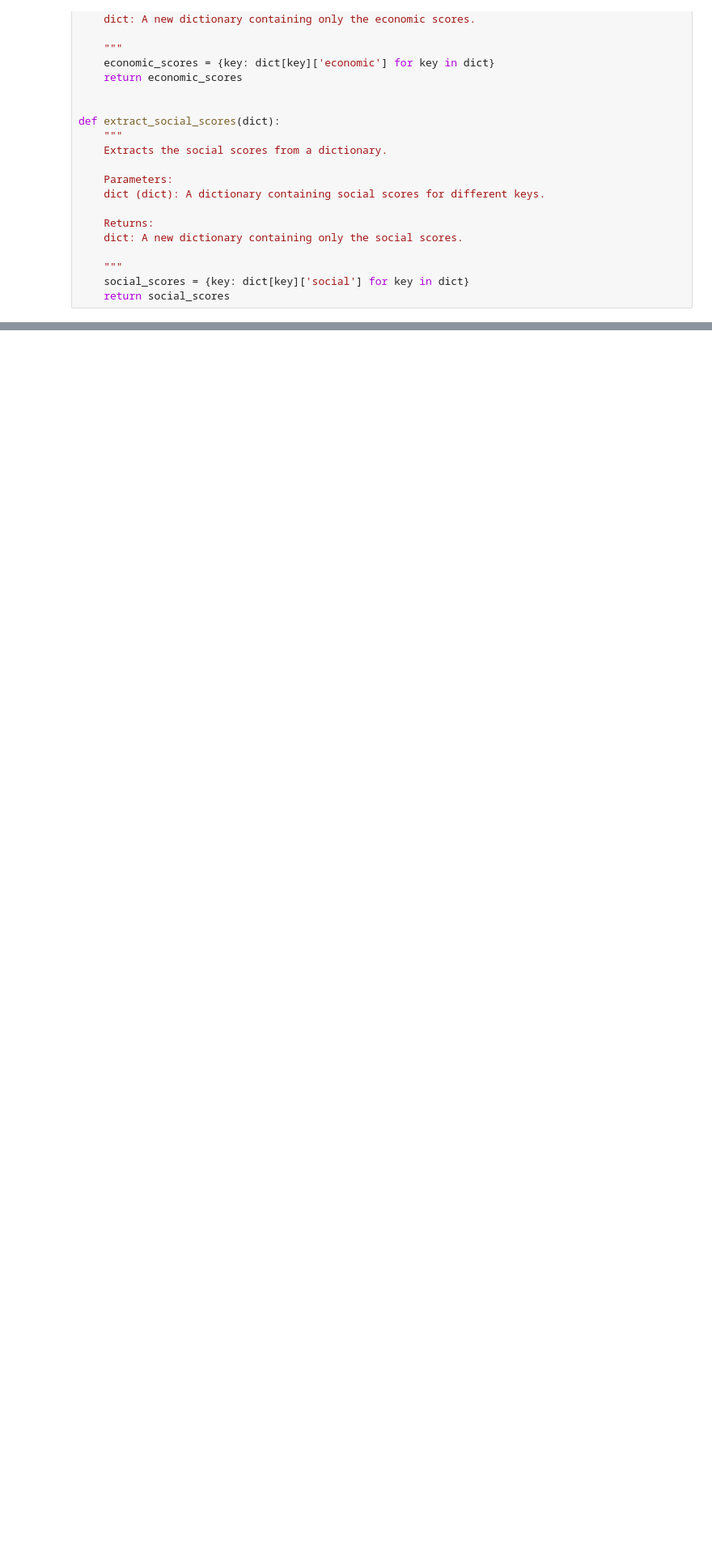
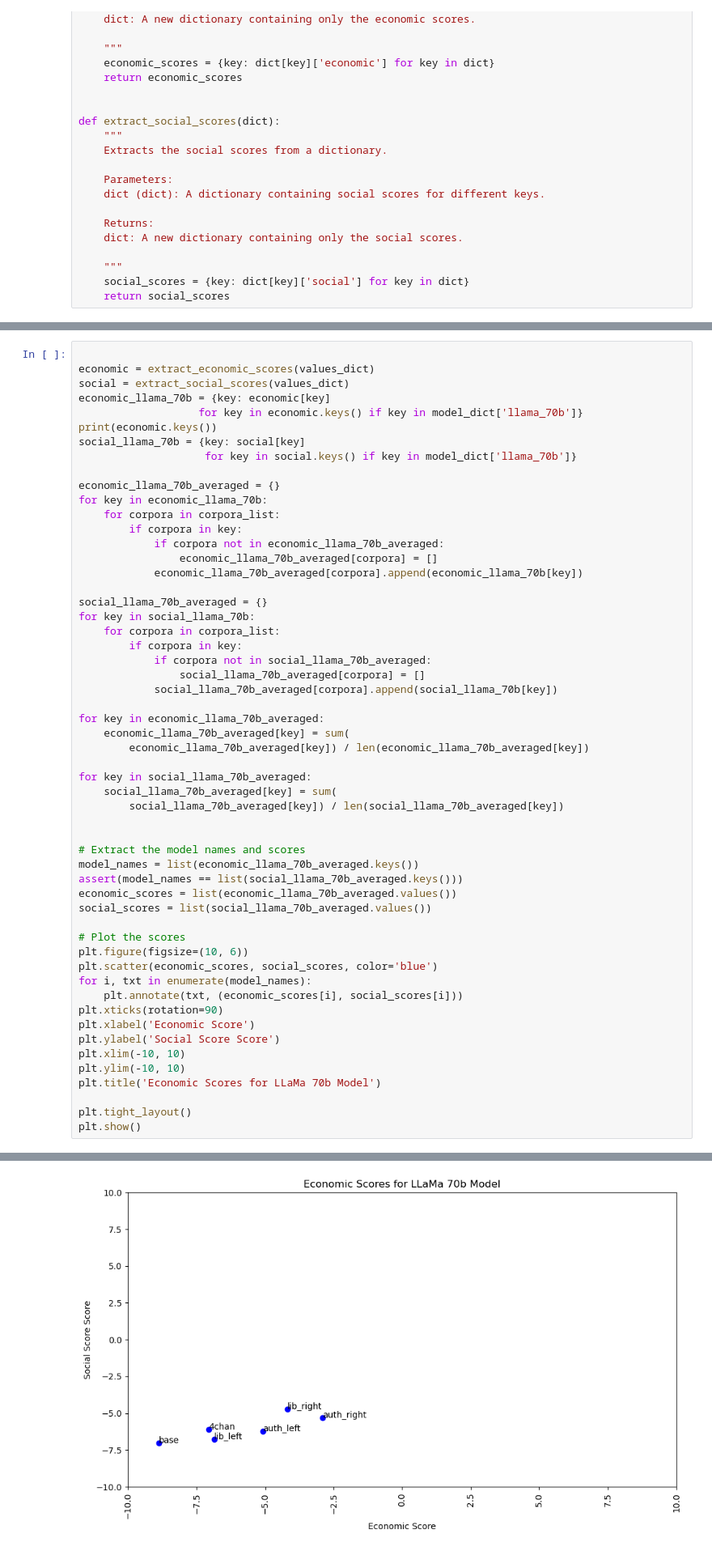
Before and after one commit to isabellahoch/political-rag-poisoning, a Jupyter notebook: trials/results.ipynb, the cells around one changed output, grey strips where cells are left out. Shown at 81% size. Drawn from its saved outputs; the diff is of its cells as text; blank space fills up the shorter version.

```diff
--- a/trials/results.ipynb
+++ b/trials/results.ipynb
@@ -96,3 +99,59 @@ for key in keys_with_ef_or_ih:
             if model not in model_dict:
                 model_dict[model] = []
             model_dict[model].append(key)
+# %%
+
+economic = extract_economic_scores(values_dict)
+social = extract_social_scores(values_dict)
+economic_llama_70b = {key: economic[key]
+                   for key in economic.keys() if key in model_dict['llama_70b']}
+print(economic.keys())
+social_llama_70b = {key: social[key]
+                    for key in social.keys() if key in model_dict['llama_70b']}
+
+economic_llama_70b_averaged = {}
+for key in economic_llama_70b:
+    for corpora in corpora_list:
+        if corpora in key:
+            if corpora not in economic_llama_70b_averaged:
+                economic_llama_70b_averaged[corpora] = []
+            economic_llama_70b_averaged[corpora].append(economic_llama_70b[key])
+
+social_llama_70b_averaged = {}
+for key in social_llama_70b:
+    for corpora in corpora_list:
+        if corpora in key:
+            if corpora not in social_llama_70b_averaged:
+                social_llama_70b_averaged[corpora] = []
+            social_llama_70b_averaged[corpora].append(social_llama_70b[key])
+
+for key in economic_llama_70b_averaged:
+    economic_llama_70b_averaged[key] = sum(
+        economic_llama_70b_averaged[key]) / len(economic_llama_70b_averaged[key])
+
+for key in social_llama_70b_averaged:
+    social_llama_70b_averaged[key] = sum(
+        social_llama_70b_averaged[key]) / len(social_llama_70b_averaged[key])
+
+
+# Extract the model names and scores
+model_names = list(economic_llama_70b_averaged.keys())
+assert(model_names == list(social_llama_70b_averaged.keys()))
+economic_scores = list(economic_llama_70b_averaged.values())
+social_scores = list(social_llama_70b_averaged.values())
+
+# Plot the scores
+plt.figure(figsize=(10, 6))
+plt.scatter(economic_scores, social_scores, color='blue')
+for i, txt in enumerate(model_names):
+    plt.annotate(txt, (economic_scores[i], social_scores[i]))
+plt.xticks(rotation=90)
+plt.xlabel('Economic Score')
+plt.ylabel('Social Score Score')
+plt.xlim(-10, 10)
+plt.ylim(-10, 10)
+plt.title('Economic Scores for LLaMa 70b Model')
+
+plt.tight_layout()
+plt.show()
+# %% [output]
@@ -99 +159,2 @@ for key in keys_with_ef_or_ih:
+[figure, added]
 # %%
```
Also changed, not shown: parts of 3 cells of this notebook.
